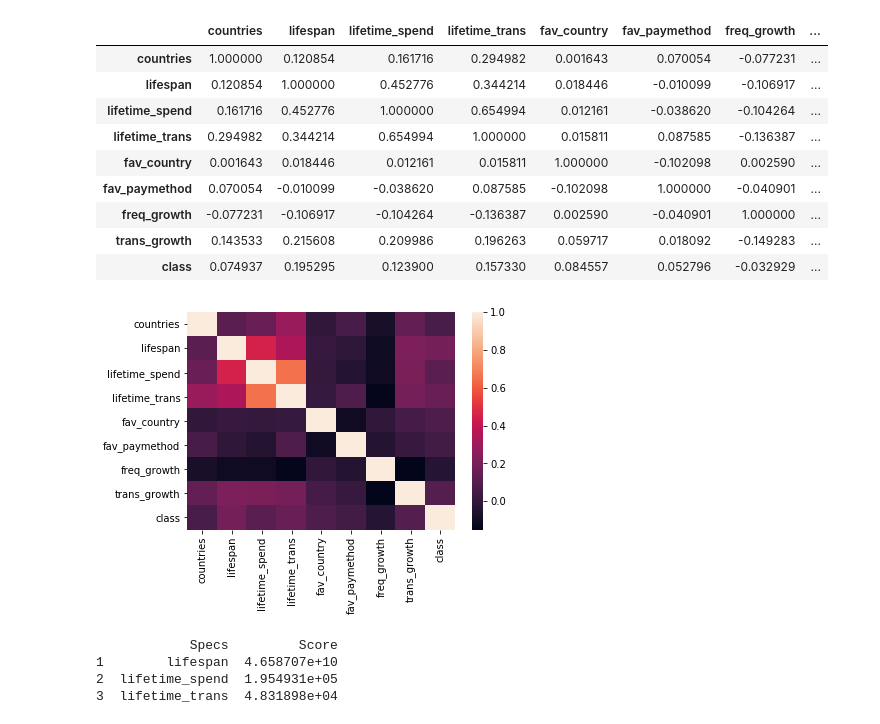
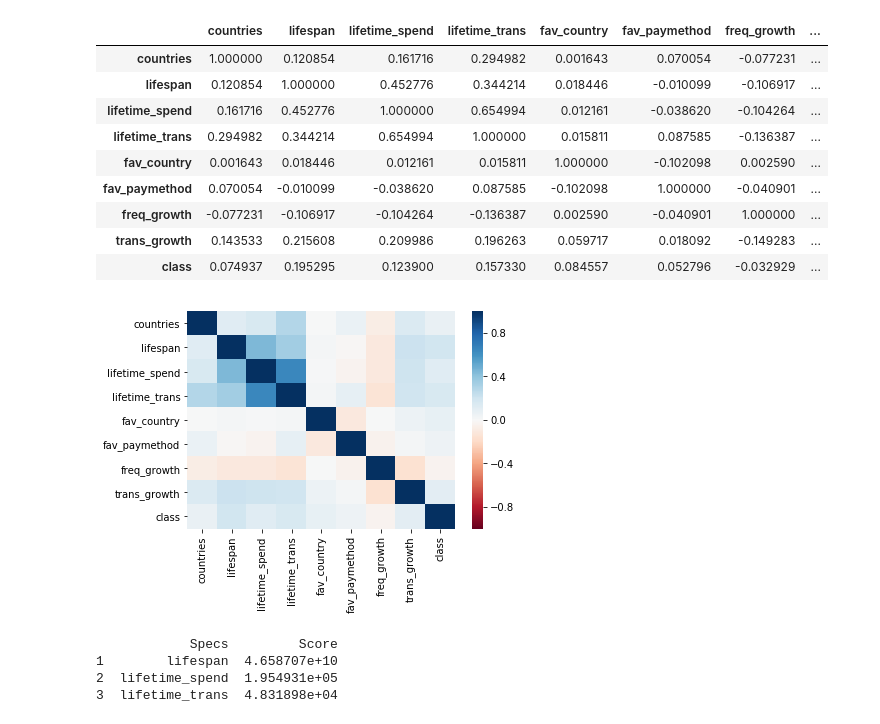
Before and after one commit to ksed786/DSPMopdracht2, a Jupyter notebook: Assignment2Project.ipynb, the cells around one changed output. Drawn from its saved outputs; the diff is of its cells as text; code cells hidden in the pictures.

```diff
--- a/Assignment2Project.ipynb
+++ b/Assignment2Project.ipynb
@@ -115,23 +93,23 @@ customers
 # %%
 #Finding the 'best' features, based on insight of a correlation matrix, Chi squared method and inbuilt class feature_importances of tree based classifiers
 #First correlation matrix
 corr = customers.corr()
 sns.heatmap(corr,
             xticklabels=corr.columns.values,
-            yticklabels=corr.columns.values)
+            yticklabels=corr.columns.values,vmin=-1,vmax=1,cmap="RdBu")
 corr
 # %% [output]
 |  | countries | lifespan | lifetime_spend | lifetime_trans | fav_country | fav_paymethod | freq_growth | ... |
 | countries | 1.000000 | 0.120854 | 0.161716 | 0.294982 | 0.001643 | 0.070054 | -0.077231 | ... |
 | lifespan | 0.120854 | 1.000000 | 0.452776 | 0.344214 | 0.018446 | -0.010099 | -0.106917 | ... |
 | lifetime_spend | 0.161716 | 0.452776 | 1.000000 | 0.654994 | 0.012161 | -0.038620 | -0.104264 | ... |
 | lifetime_trans | 0.294982 | 0.344214 | 0.654994 | 1.000000 | 0.015811 | 0.087585 | -0.136387 | ... |
 | fav_country | 0.001643 | 0.018446 | 0.012161 | 0.015811 | 1.000000 | -0.102098 | 0.002590 | ... |
 | fav_paymethod | 0.070054 | -0.010099 | -0.038620 | 0.087585 | -0.102098 | 1.000000 | -0.040901 | ... |
 | freq_growth | -0.077231 | -0.106917 | -0.104264 | -0.136387 | 0.002590 | -0.040901 | 1.000000 | ... |
 | trans_growth | 0.143533 | 0.215608 | 0.209986 | 0.196263 | 0.059717 | 0.018092 | -0.149283 | ... |
 | class | 0.074937 | 0.195295 | 0.123900 | 0.157330 | 0.084557 | 0.052796 | -0.032929 | ... |
-[figure, old version]
+[figure, new version]
 # %%
 #Secondly show best features based on Chi2 selector
 data = customers
```
Also changed, not shown: parts of 18 cells of this notebook.
